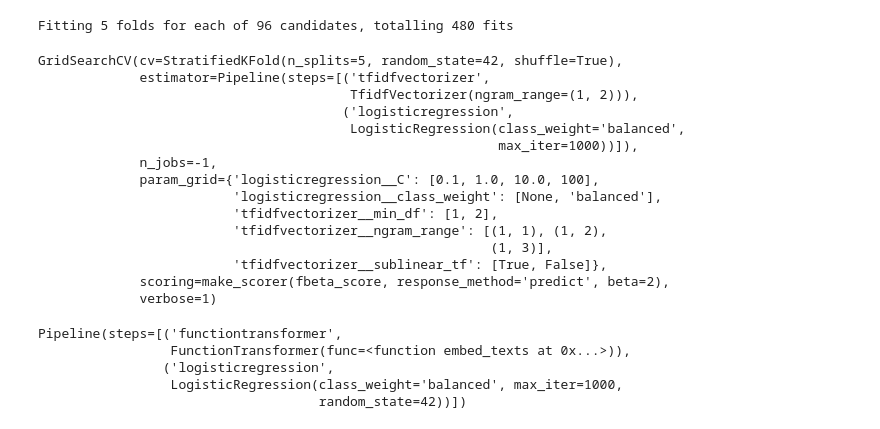
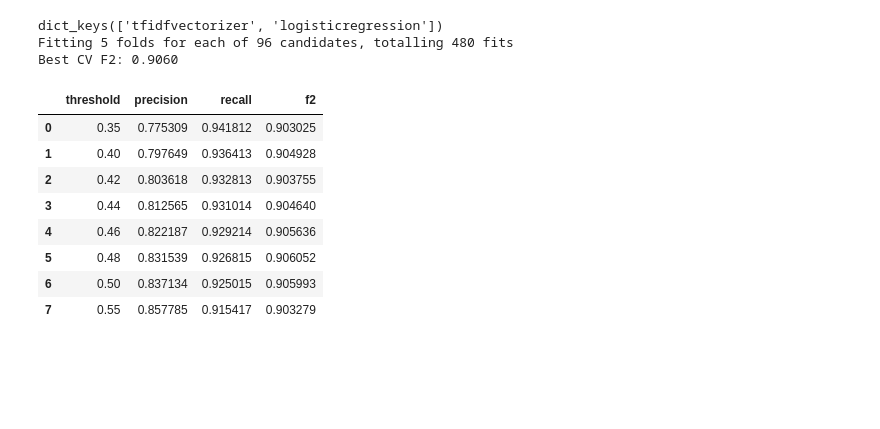
Before and after one commit to MUlbing/ClaimLens, a Jupyter notebook: notebooks/glofinn_notebook.ipynb, the cells around one changed output. Cells and saved outputs as stored; diff of their text form; code cells hidden in the pictures; blank space fills up the shorter version.

```diff
--- a/notebooks/glofinn_notebook.ipynb
+++ b/notebooks/glofinn_notebook.ipynb
@@ -239,13 +232,13 @@ Best model (CV): tfidf + balanced + ngrams
 # %%
 best_pipe = models[cv_best_name]
-pre_trained_model = models['sentence-transformer + balanced']
+
+
+print(best_pipe.named_steps.keys())
 
 param_grid = {
-    "tfidfvectorizer__ngram_range": [(1, 1), (1, 2), (1,3)],
+    "tfidfvectorizer__ngram_range": [(1, 1), (1, 2), (1, 3)],
     "tfidfvectorizer__min_df": [1, 2],
     "tfidfvectorizer__sublinear_tf": [True, False],
-
-
     "logisticregression__C": [0.1, 1.0, 10.0, 100],
     "logisticregression__class_weight": [None, "balanced"],
 }
@@ -260,28 +253,39 @@ grid_search = GridSearchCV(
     refit=True
 )
 grid_search.fit(X_td, y_td)
+
+print(f"Best CV F2: {grid_search.best_score_:.4f}")
+
+tfidf_model = grid_search.best_estimator_
 # %% [output]
+dict_keys(['tfidfvectorizer', 'logisticregression'])
 Fitting 5 folds for each of 96 candidates, totalling 480 fits
+Best CV F2: 0.9060
-GridSearchCV(cv=StratifiedKFold(n_splits=5, random_state=42, shuffle=True),
-             estimator=Pipeline(steps=[('tfidfvectorizer',
-                                        TfidfVectorizer(ngram_range=(1, 2))),
-                                       ('logisticregression',
-                                        LogisticRegression(class_weight='balanced',
-                                                           max_iter=1000))]),
-             n_jobs=-1,
-             param_grid={'logisticregression__C': [0.1, 1.0, 10.0, 100],
-                         'logisticregression__class_weight': [None, 'balanced'],
-                         'tfidfvectorizer__min_df': [1, 2],
-                         'tfidfvectorizer__ngram_range': [(1, 1), (1, 2),
-                                                          (1, 3)],
-                         'tfidfvectorizer__sublinear_tf': [True, False]},
-             scoring=make_scorer(fbeta_score, response_method='predict', beta=2),
-             verbose=1)
-# %%
-pre_trained_model
-# %% [output]
-Pipeline(steps=[('functiontransformer',
-                 FunctionTransformer(func=<function embed_texts at 0x...>)),
-                ('logisticregression',
-                 LogisticRegression(class_weight='balanced', max_iter=1000,
-                                    random_state=42))])
+# %%
+tfidf_probs = cross_val_predict(
+    tfidf_model, X_td, y_td, cv=cv, method="predict_proba"
+)[:, 1]
+
+tfidf_threshold_results = []
+
+for threshold in [0.35, 0.40, 0.42, 0.44, 0.46, 0.48, 0.50, 0.55]:
+    y_pred = (tfidf_probs >= threshold).astype(int)
+
+    tfidf_threshold_results.append({
+        "threshold": threshold,
+        "precision": precision_score(y_td, y_pred),
+        "recall": recall_score(y_td, y_pred),
+        "f2": fbeta_score(y_td, y_pred, beta=2),
+    })
+
+pd.DataFrame(tfidf_threshold_results)
+# %% [output]
+|  | threshold | precision | recall | f2 |
+| 0 | 0.35 | 0.775309 | 0.941812 | 0.903025 |
+| 1 | 0.40 | 0.797649 | 0.936413 | 0.904928 |
+| 2 | 0.42 | 0.803618 | 0.932813 | 0.903755 |
+| 3 | 0.44 | 0.812565 | 0.931014 | 0.904640 |
+| 4 | 0.46 | 0.822187 | 0.929214 | 0.905636 |
+| 5 | 0.48 | 0.831539 | 0.926815 | 0.906052 |
+| 6 | 0.50 | 0.837134 | 0.925015 | 0.905993 |
+| 7 | 0.55 | 0.857785 | 0.915417 | 0.903279 |
```
Also changed, not shown: parts of 36 cells of this notebook, 3 other files.
